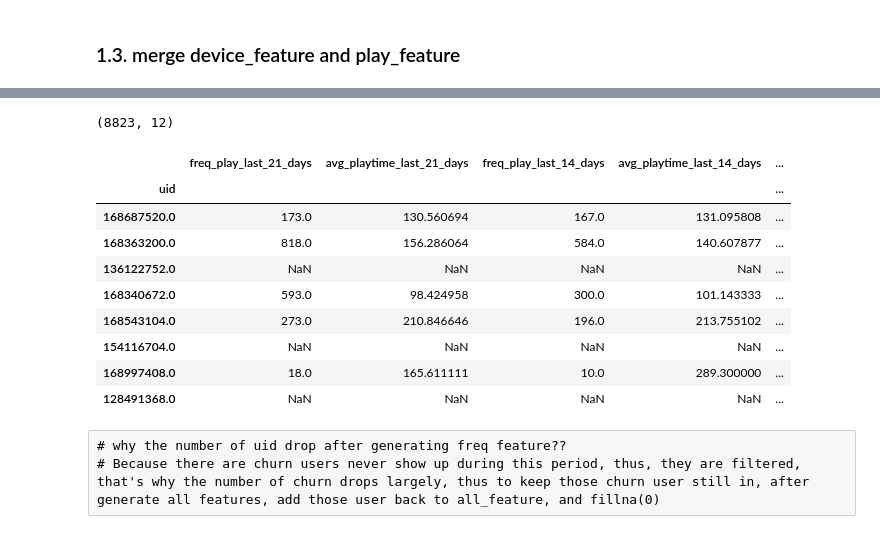
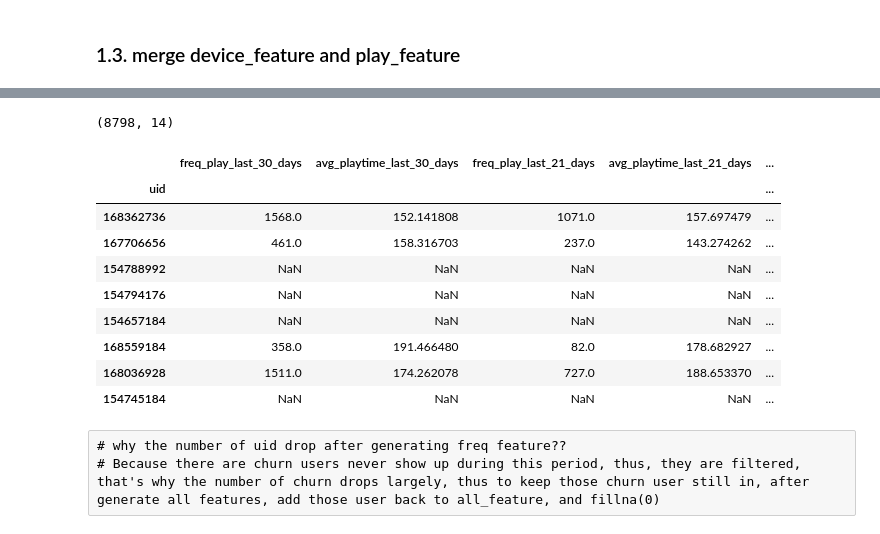
Before and after one commit to joyceft/Music-Player-Project, a Jupyter notebook: Feature_Generation.ipynb, the cells around one changed output, grey strips where cells are left out. Cells and saved outputs as stored; diff of their text form; code cells hidden in the pictures.

```diff
--- a/Feature_Generation.ipynb
+++ b/Feature_Generation.ipynb
@@ -38,0 +62,3 @@ sample_play = pd.read_csv("D:/MusicFile/sample_play_316.csv", header = 0, dtype
+# %%
+sample_uid_8798 = pd.read_csv("D:/MusicFile/sample_uid_label8798.csv", header = 0, index_col = 0)
+sample_uid_8798.shape
@@ -83,7 +117,7 @@ if elapsed > dt.timedelta(days = 1):
 Slept for > 1 day
 # %%
 log_types = ['play', 'search', 'download']
-window_list = [1,3,7,14,21]
+window_list = [1,3,7,14,21,30]
 snapshot_date = '2017-04-29'
 # %%
 def get_freq_avg(df, log_type, window, snapshot_date):
@@ -150,5 +185,4 @@ play_feature.sample(8)
 # %%
 # add dropped churn user back
-#sample_uid_label = sample_uid_label.set_index('uid')
-#sample_uid_label.sample(8)
-play_feature_8823 = play_feature.join(sample_uid_label, how = 'outer')
+#sample_uid_8798.shape
+play_feature_8798 = play_feature.join(sample_uid_8798, how = 'outer')
@@ -232,2 +364,7 @@ device_feature.sample(8)
 # %% [markdown]
 ### 1.3. merge device_feature and play_feature
+# %%
+uid_device = sample_play[['uid','device']].drop_duplicates()
+uid_device.set_index('uid', inplace = True)
+uid_device.shape
+uid_device.sample(8)
@@ -234,19 +382,19 @@ device_feature.sample(8)
 # %%
-play_feature_all = play_feature_8823.join(device_feature,how = "left").drop('churn', 1)
+play_feature_all = play_feature_8798.join(uid_device,how = "left")
 print(play_feature_all.shape)
 play_feature_all.sample(8)
 # %% [output]
-(8823, 12)
+(8798, 14)
-|  | freq_play_last_21_days | avg_playtime_last_21_days | freq_play_last_14_days | avg_playtime_last_14_days | ... |
+|  | freq_play_last_30_days | avg_playtime_last_30_days | freq_play_last_21_days | avg_playtime_last_21_days | ... |
 | uid |  |  |  |  | ... |
-| 168687520.0 | 173.0 | 130.560694 | 167.0 | 131.095808 | ... |
-| 168363200.0 | 818.0 | 156.286064 | 584.0 | 140.607877 | ... |
-| 136122752.0 | NaN | NaN | NaN | NaN | ... |
-| 168340672.0 | 593.0 | 98.424958 | 300.0 | 101.143333 | ... |
-| 168543104.0 | 273.0 | 210.846646 | 196.0 | 213.755102 | ... |
-| 154116704.0 | NaN | NaN | NaN | NaN | ... |
-| 168997408.0 | 18.0 | 165.611111 | 10.0 | 289.300000 | ... |
-| 128491368.0 | NaN | NaN | NaN | NaN | ... |
+| 168362736 | 1568.0 | 152.141808 | 1071.0 | 157.697479 | ... |
+| 167706656 | 461.0 | 158.316703 | 237.0 | 143.274262 | ... |
+| 154788992 | NaN | NaN | NaN | NaN | ... |
+| 154794176 | NaN | NaN | NaN | NaN | ... |
+| 154657184 | NaN | NaN | NaN | NaN | ... |
+| 168559184 | 358.0 | 191.466480 | 82.0 | 178.682927 | ... |
+| 168036928 | 1511.0 | 174.262078 | 727.0 | 188.653370 | ... |
+| 154745184 | NaN | NaN | NaN | NaN | ... |
 # %% [raw]
 # why the number of uid drop after generating freq feature??
 # Because there are churn users never show up during this period, thus, they are filtered, that's why the number of churn drops largely, thus to keep those churn user still in, after generate all features, add those user back to all_feature, and fillna(0)
```
Also changed, not shown: parts of 93 cells of this notebook, 5 other files.
